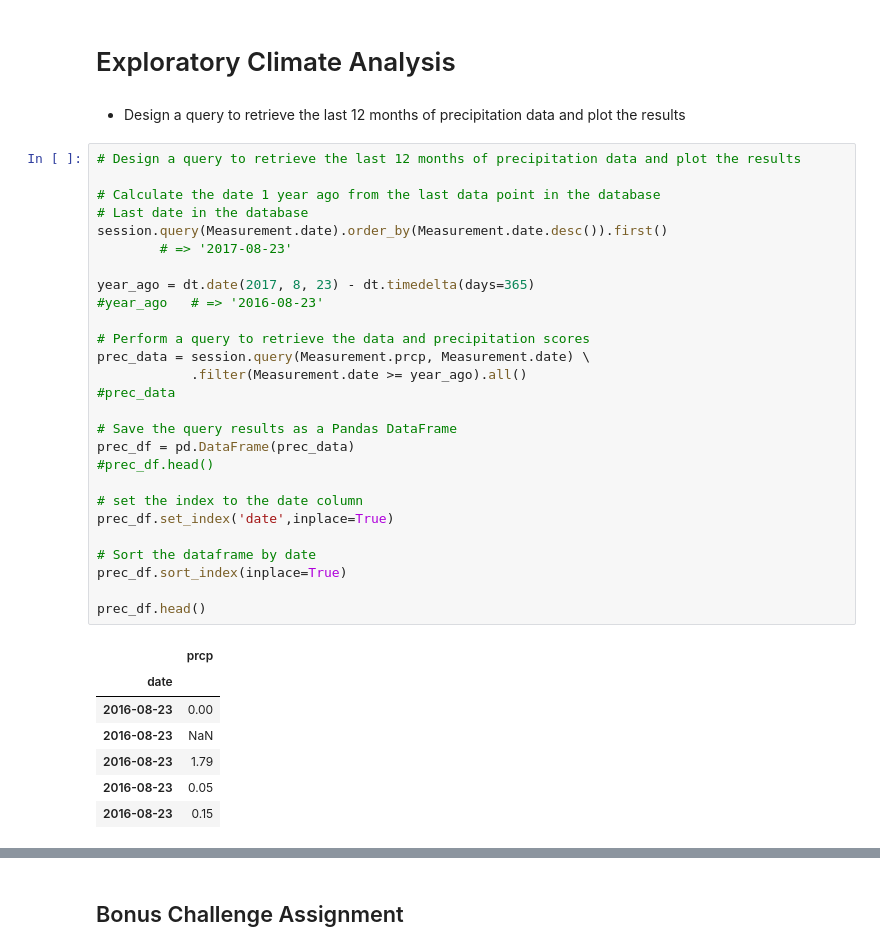
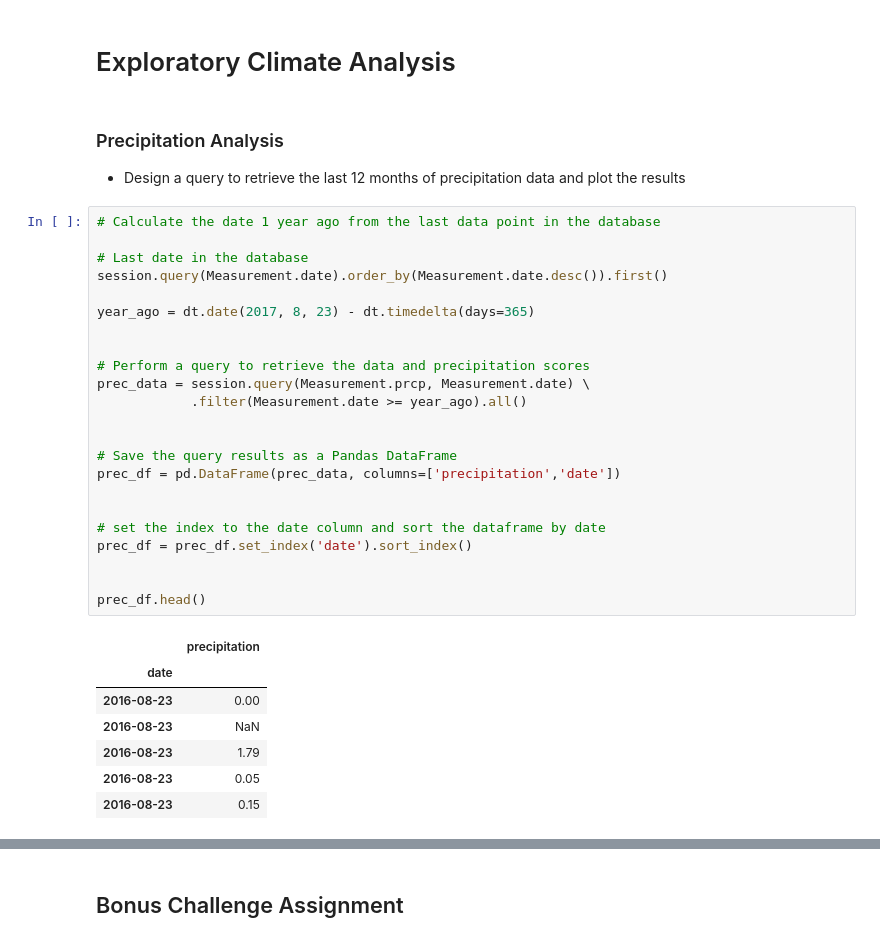
Before and after one commit to agkden/SQLAlchemy-challenge, a Jupyter notebook: climate_hawaii.ipynb, the cells around one changed output, grey strips where cells are left out. Cells and saved outputs as stored; diff of their text form.

```diff
--- a/climate_hawaii.ipynb
+++ b/climate_hawaii.ipynb
@@ -108,36 +108,33 @@ session = Session(engine)
 # %% [markdown]
 # Exploratory Climate Analysis
 # %% [markdown]
+### Precipitation Analysis
 * Design a query to retrieve the last 12 months of precipitation data and plot the results
 # %%
-# Design a query to retrieve the last 12 months of precipitation data and plot the results
+# Calculate the date 1 year ago from the last data point in the database
 
-# Calculate the date 1 year ago from the last data point in the database
 # Last date in the database
 session.query(Measurement.date).order_by(Measurement.date.desc()).first()
-        # => '2017-08-23'
 
 year_ago = dt.date(2017, 8, 23) - dt.timedelta(days=365)
-#year_ago   # => '2016-08-23'
+
 
 # Perform a query to retrieve the data and precipitation scores
 prec_data = session.query(Measurement.prcp, Measurement.date) \
             .filter(Measurement.date >= year_ago).all()
-#prec_data
+
 
 # Save the query results as a Pandas DataFrame
-prec_df = pd.DataFrame(prec_data)
-#prec_df.head()
+prec_df = pd.DataFrame(prec_data, columns=['precipitation','date'])
 
-# set the index to the date column
-prec_df.set_index('date',inplace=True)
 
-# Sort the dataframe by date
-prec_df.sort_index(inplace=True)
+# set the index to the date column and sort the dataframe by date
+prec_df = prec_df.set_index('date').sort_index()
+
 
 prec_df.head()
 # %% [output]
-|  | prcp |
+|  | precipitation |
 | date |  |
 | 2016-08-23 | 0.00 |
 | 2016-08-23 | NaN |
```
Also changed, not shown: parts of 17 cells of this notebook.
